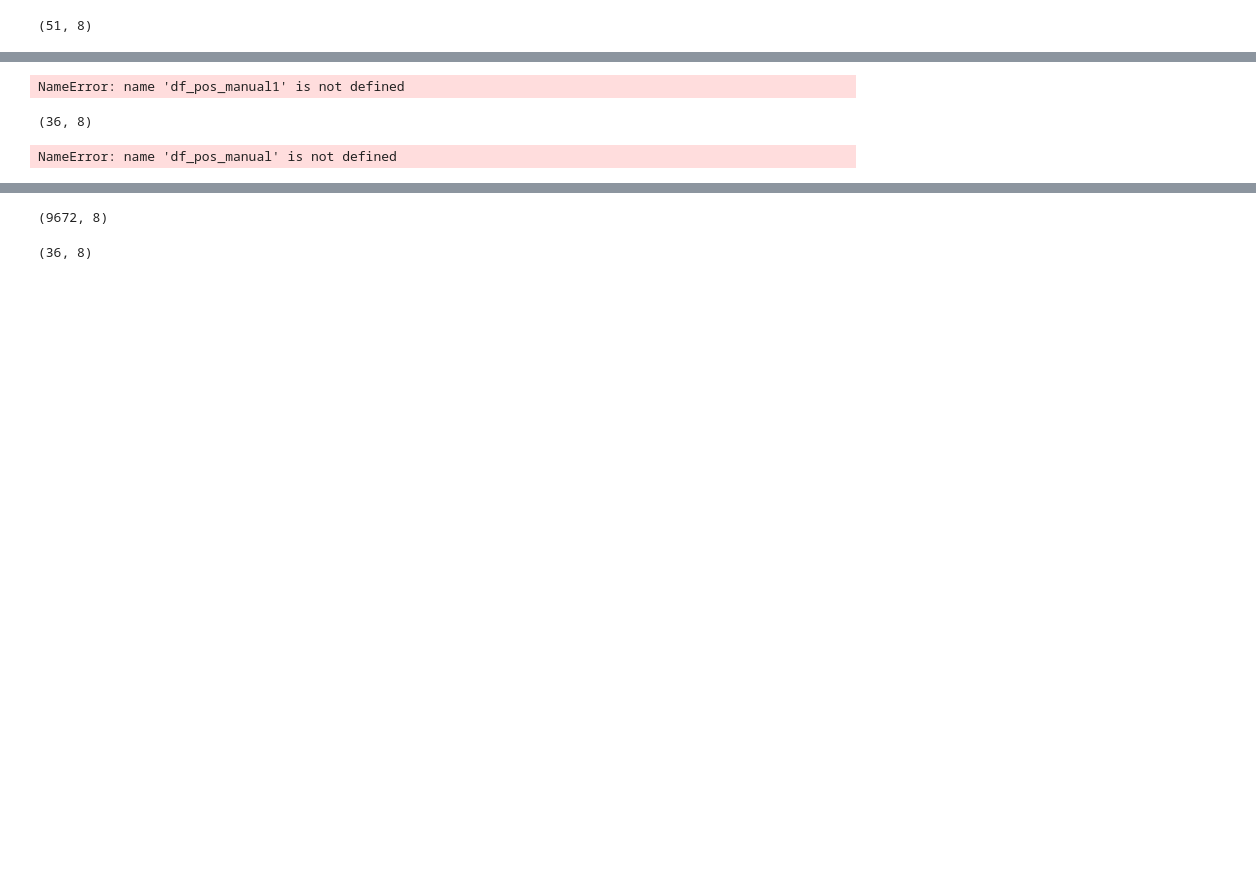
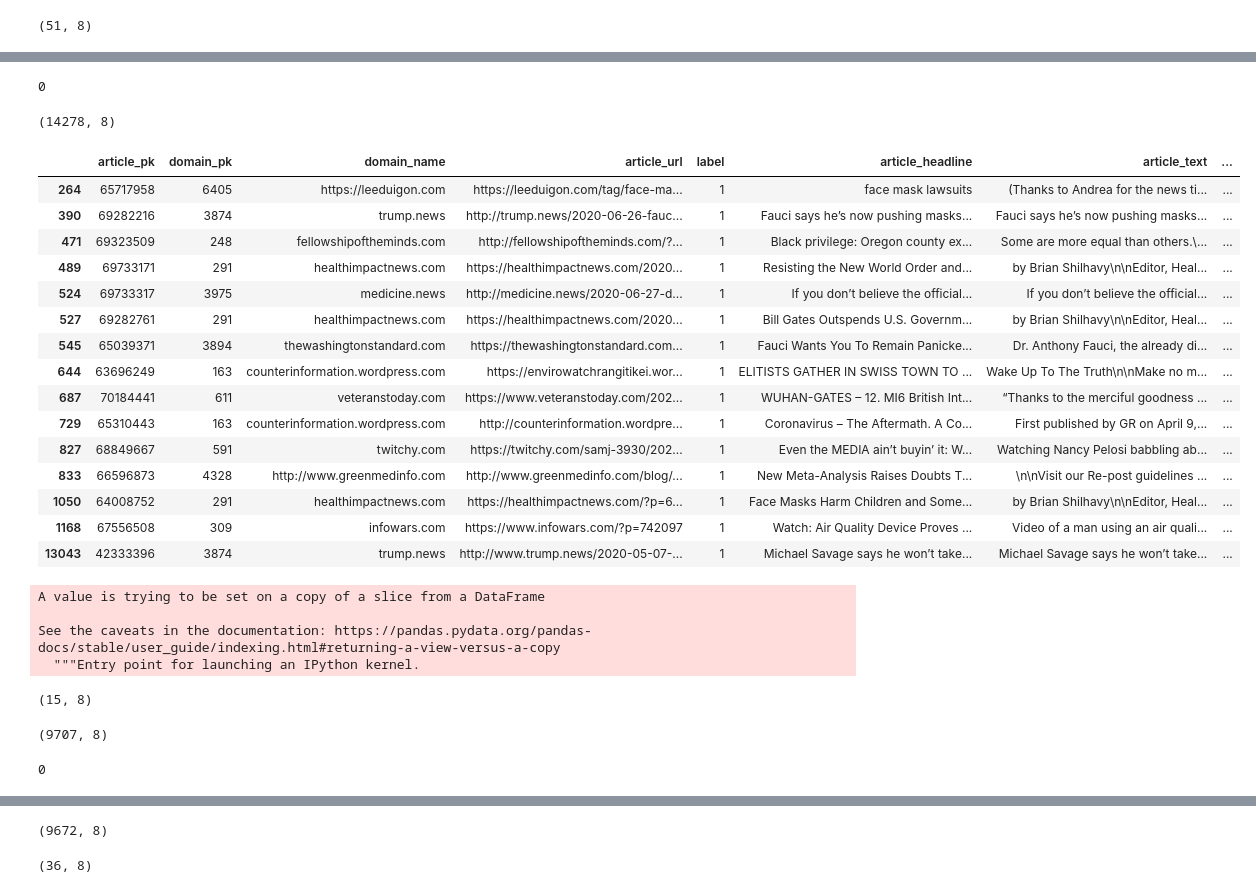
Before and after one commit to uwescience/dssg-disinfo, a Jupyter notebook: notebooks/exploring_manually_labeled.ipynb, the cells around one changed output, grey strips where cells are left out. Drawn from its saved outputs; the diff is of its cells as text; code cells hidden in the pictures; blank space fills up the shorter version.

```diff
--- a/notebooks/exploring_manually_labeled.ipynb
+++ b/notebooks/exploring_manually_labeled.ipynb
@@ -26,0 +92,7 @@ Name: label, dtype: int64
+# %%
+df_problem = df_pos_manual[-df_pos_manual.article_pk.isin(df_manual.article_pk)]
+# %%
+# nothing changes
+df_problem.drop_duplicates(subset='article_pk')
+df_problem.dropna(subset=['article_text'], inplace=True)
+df_problem.shape
@@ -27,13 +117,46 @@ Name: label, dtype: int64
 # %%
-df[df.article_pk.isin(df_pos_manual1.article_pk)]
+df.article_pk.isin(df_problem.article_pk).sum()
 # %% [output]
-NameError: name 'df_pos_manual1' is not defined
+0
-# %%
-df_manual = df[df.article_pk.isin(manually_labeled_pks.iloc[:,0])]
-df_manual.shape
-# %% [output]
-(36, 8)
+# %%
+print(df_pos.shape)
+temp = df_pos[df_pos.article_pk.isin(df_problem.article_pk)]
+temp
+# %% [output]
+(14278, 8)
+|  | article_pk | domain_pk | domain_name | article_url | label | article_headline | article_text | ... |
+| 264 | 65717958 | 6405 | https://leeduigon.com | https://leeduigon.com/tag/face-ma... | 1 | face mask lawsuits | (Thanks to Andrea for the news ti... | ... |
+| 390 | 69282216 | 3874 | trump.news | http://trump.news/2020-06-26-fauc... | 1 | Fauci says he’s now pushing masks... | Fauci says he’s now pushing masks... | ... |
+| 471 | 69323509 | 248 | fellowshipoftheminds.com | http://fellowshipoftheminds.com/?... | 1 | Black privilege: Oregon county ex... | Some are more equal than others.\... | ... |
+| 489 | 69733171 | 291 | healthimpactnews.com | https://healthimpactnews.com/2020... | 1 | Resisting the New World Order and... | by Brian Shilhavy\n\nEditor, Heal... | ... |
+| 524 | 69733317 | 3975 | medicine.news | http://medicine.news/2020-06-27-d... | 1 | If you don’t believe the official... | If you don’t believe the official... | ... |
+| 527 | 69282761 | 291 | healthimpactnews.com | https://healthimpactnews.com/2020... | 1 | Bill Gates Outspends U.S. Governm... | by Brian Shilhavy\n\nEditor, Heal... | ... |
+| 545 | 65039371 | 3894 | thewashingtonstandard.com | https://thewashingtonstandard.com... | 1 | Fauci Wants You To Remain Panicke... | Dr. Anthony Fauci, the already di... | ... |
+| 644 | 63696249 | 163 | counterinformation.wordpress.com | https://envirowatchrangitikei.wor... | 1 | ELITISTS GATHER IN SWISS TOWN TO ... | Wake Up To The Truth\n\nMake no m... | ... |
+| 687 | 70184441 | 611 | veteranstoday.com | https://www.veteranstoday.com/202... | 1 | WUHAN-GATES – 12. MI6 British Int... | “Thanks to the merciful goodness ... | ... |
+| 729 | 65310443 | 163 | counterinformation.wordpress.com | http://counterinformation.wordpre... | 1 | Coronavirus – The Aftermath. A Co... | First published by GR on April 9,... | ... |
+| 827 | 68849667 | 591 | twitchy.com | https://twitchy.com/samj-3930/202... | 1 | Even the MEDIA ain’t buyin’ it: W... | Watching Nancy Pelosi babbling ab... | ... |
+| 833 | 66596873 | 4328 | http://www.greenmedinfo.com | http://www.greenmedinfo.com/blog/... | 1 | New Meta-Analysis Raises Doubts T... | \n\nVisit our Re-post guidelines ... | ... |
+| 1050 | 64008752 | 291 | healthimpactnews.com | https://healthimpactnews.com/?p=6... | 1 | Face Masks Harm Children and Some... | by Brian Shilhavy\n\nEditor, Heal... | ... |
+| 1168 | 67556508 | 309 | infowars.com | https://www.infowars.com/?p=742097 | 1 | Watch: Air Quality Device Proves ... | Video of a man using an air quali... | ... |
+| 13043 | 42333396 | 3874 | trump.news | http://www.trump.news/2020-05-07-... | 1 | Michael Savage says he won’t take... | Michael Savage says he won’t take... | ... |
+# %%
+temp.drop_duplicates(subset='article_text',keep='first', inplace=True)
+# %% [output]
+A value is trying to be set on a copy of a slice from a DataFrame
+
+See the caveats in the documentation: https://pandas.pydata.org/pandas-docs/stable/user_guide/indexing.html#returning-a-view-versus-a-copy
+  """Entry point for launching an IPython kernel.
+# %%
+temp.shape
+# %% [output]
+(15, 8)
+# %%
+df_pos.drop_duplicates(subset = 'article_text', keep='first', inplace=True)
+print(df_pos.shape)
+# %% [output]
+(9707, 8)
 # %%
-df_pos_manual1 = df_pos_manual[-df_pos_manual.article_pk.isin(df_manual.article_pk)]
+df_pos.article_pk.isin(df_problem.article_pk)
 # %% [output]
-NameError: name 'df_pos_manual' is not defined
+0
```
Also changed, not shown: parts of 17 cells of this notebook.
